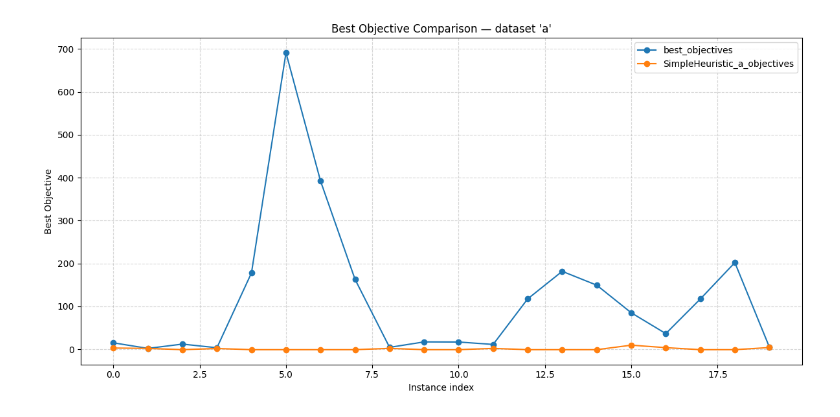
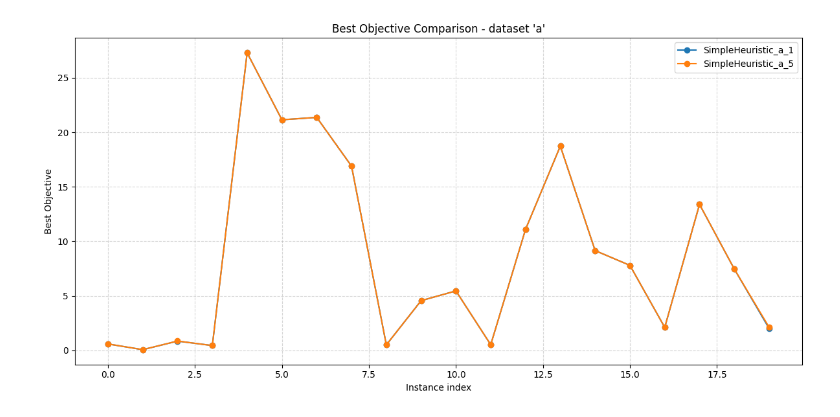
Before and after one commit to tinicius/challenge-sbpo-2025, a Jupyter notebook: src/compare.ipynb, the cells around one changed output. Drawn from its saved outputs; the diff is of its cells as text; code cells hidden in the pictures.

Commit message:
feat: simple heuristic

```diff
--- a/src/compare.ipynb
+++ b/src/compare.ipynb
@@ -1,20 +1,16 @@
 # %%
 import argparse
 import os
+from pathlib import Path
 
 import matplotlib.pyplot as plt
 import pandas as pd
+from IPython.display import display
 
 
-def plot_best_objectives(csv_paths: list[str], dataset: str) -> None:
-    """Plot the best_objective column from multiple CSV files as separate lines.
-
-    Each CSV is filtered by the given dataset name. The resulting
-    best_objective values are plotted as a line, using the file name
-    (without extension) as the legend label.
-    """
-
-    plt.figure(figsize=(12, 6))
+def build_objective_comparison_table(csv_paths: list[str], dataset: str) -> pd.DataFrame:
+    """Build a wide table comparing best_objective values across CSV files."""
+    series_by_method: dict[str, pd.Series] = {}
 
     for path in csv_paths:
         df = pd.read_csv(path)
@@ -25,13 +21,66 @@ def plot_best_objectives(csv_paths: list[str], dataset: str) -> None:
             continue
 
         label = os.path.splitext(os.path.basename(path))[0]
-        plt.plot(df_filtered["best_objective"].values, marker="o", label=label)
+        series_by_method[label] = pd.Series(df_filtered["best_objective"].values, name=label)
 
-    plt.title(f"Best Objective Comparison — dataset '{dataset}'")
+    if not series_by_method:
+        return pd.DataFrame()
+
+    comparison = pd.DataFrame(series_by_method)
+    comparison.index.name = "instance_index"
+    return comparison.reset_index()
+
+
+def plot_best_objectives(comparison: pd.DataFrame, dataset: str) -> None:
+    """Plot comparison lines from a prebuilt comparison DataFrame."""
+    if comparison.empty:
+        print("No data to plot.")
+        return
+
+    plt.figure(figsize=(12, 6))
+    x = comparison["instance_index"].values
+
+    for column in comparison.columns[1:]:
+        plt.plot(x, comparison[column].values, marker="o", label=column)
+
+    plt.title(f"Best Objective Comparison - dataset '{dataset}'")
     plt.xlabel("Instance index")
     plt.ylabel("Best Objective")
     plt.legend()
     plt.grid(True, linestyle="--", alpha=0.5)
+    plt.tight_layout()
+    plt.show()
+
+
+def plot_objective_table(comparison: pd.DataFrame, dataset: str) -> None:
+    """Render a matplotlib table with objective values for each method."""
+    if comparison.empty:
+        print("No data to show in table.")
+        return
+
+    table_data = comparison.copy()
+
+    for column in table_data.columns[1:]:
+        table_data[column] = table_data[column].map(
+            lambda value: f"{value:.3f}" if pd.notna(value) else ""
+        )
+
+    fig_height = max(4, 0.35 * len(table_data) + 1.5)
+    fig_width = max(8, 2.2 * len(table_data.columns))
+    fig, ax = plt.subplots(figsize=(fig_width, fig_height))
+    ax.axis("off")
+
+    table = ax.table(
+        cellText=table_data.values,
+        colLabels=table_data.columns,
+        cellLoc="center",
+        loc="center",
+    )
+    table.auto_set_font_size(False)
+    table.set_fontsize(9)
+    table.scale(1, 1.2)
+
+    plt.title(f"Objective Values Table - dataset '{dataset}'", pad=16)
     plt.tight_layout()
     plt.show()
 
@@ -53,16 +102,18 @@ if __name__ == "__main__":
     #     help="Dataset name to filter rows by.",
     # )
 
-    csv_files = [
-        "../objectives/best_objectives.csv",
-        "../objectives/SimpleHeuristic_a_objectives.csv",
-        # "../objectives/Greedy_a_objectives.csv",
-        # "../objectives/AisleCentric_a_objectives.csv",
-        # "../objectives/OrderClustering_a_objectives.csv",
-    ]
+    folder = "../objectives"
+    csv_files = [f for f in Path(folder).iterdir() if f.is_file()]
 
-    dataset = 'a'
+    print(f"Found {len(csv_files)} CSV files in 'objectives' folder:")
+    for path in csv_files:
+        print(f" - {path}")
+
+    dataset = "a"
 
     # args = parser.parse_args()
-    plot_best_objectives(csv_files, dataset)
+    comparison_table = build_objective_comparison_table(csv_files, dataset)
+    display(comparison_table)
+    plot_best_objectives(comparison_table, dataset)
+    # plot_objective_table(comparison_table, dataset)
 # %% [output]
@@ -69 +140 @@ if __name__ == "__main__":
-[figure, old version]
+[figure, new version]
```
Also changed, not shown: parts of 1 cell of this notebook, 34 other files.
